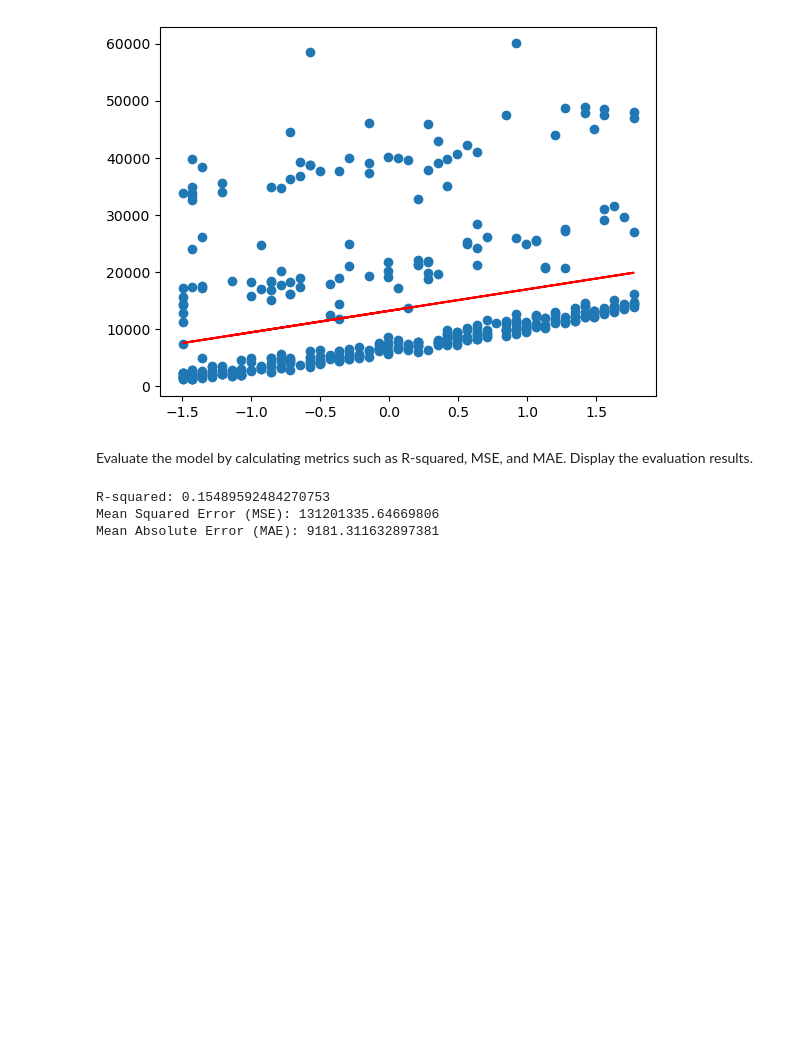
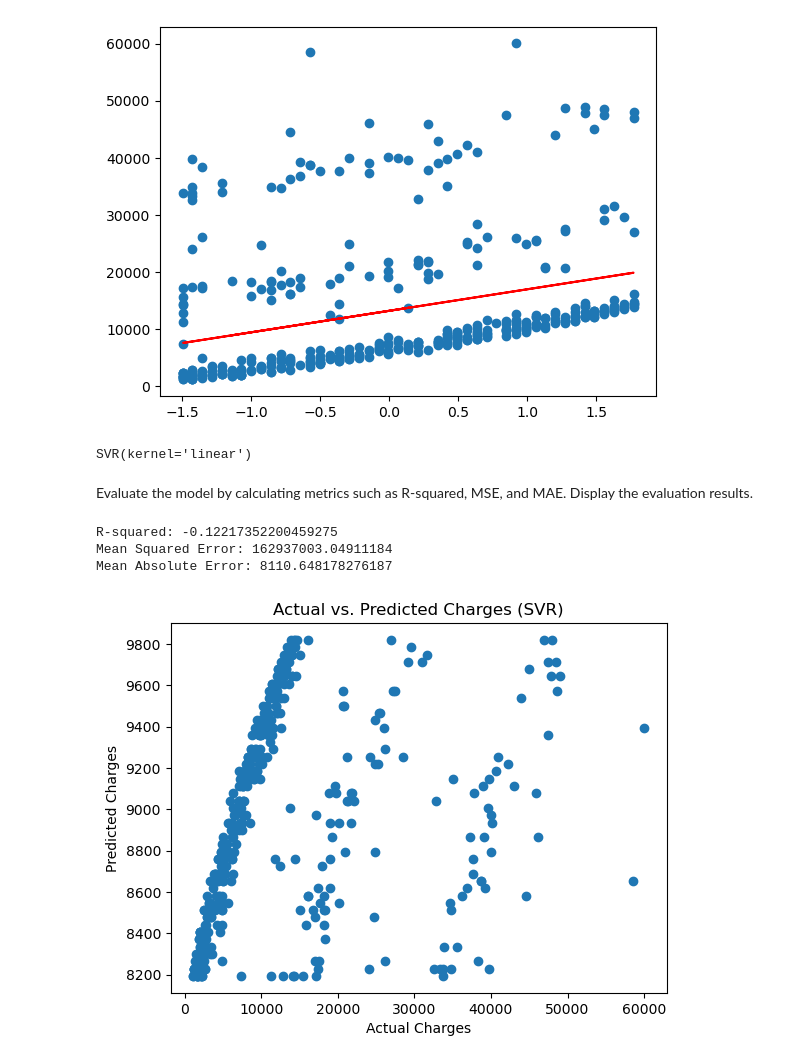
Before and after one commit to fahmiyansyah/Machine_Learning, a Jupyter notebook: Week 3/18_LabAssignment_Week3 copy.ipynb, the cells around one changed output. Drawn from its saved outputs; the diff is of its cells as text; code cells hidden in the pictures; blank space fills up the shorter version.

```diff
--- a/Week 3/18_LabAssignment_Week3 copy.ipynb
+++ b/Week 3/18_LabAssignment_Week3 copy.ipynb
@@ -137,17 +137,44 @@ plt.plot(X_test, y_test_pred, 'r')
 plt.show()
 # %% [output]
 [figure]
+# %%
+
+from sklearn.preprocessing import StandardScaler
+
+scaler = StandardScaler()
+X_train_scaled = scaler.fit_transform(X_train)
+X_test_scaled = scaler.transform(X_test)
+# %%
+from sklearn.svm import SVR
+
+svr = SVR(kernel='linear')
+svr.fit(X_train_scaled, y_train)
+# %% [output]
+SVR(kernel='linear')
 # %% [markdown]
 Evaluate the model by calculating metrics such as R-squared, MSE, and MAE. Display the evaluation results.
 # %%
+from sklearn.metrics import r2_score, mean_squared_error, mean_absolute_error
+
+y_pred = svr.predict(X_test_scaled)
+
 r2 = r2_score(y_test, y_pred)
 mse = mean_squared_error(y_test, y_pred)
 mae = mean_absolute_error(y_test, y_pred)
 
-print("R-squared:", r2)
-print("Mean Squared Error (MSE):", mse)
-print("Mean Absolute Error (MAE):", mae)
+print(f'R-squared: {r2}')
+print(f'Mean Squared Error: {mse}')
+print(f'Mean Absolute Error: {mae}')
 # %% [output]
-R-squared: 0.15489592484270753
-Mean Squared Error (MSE): 131201335.64669806
-Mean Absolute Error (MAE): 9181.311632897381
+R-squared: -0.12217352200459275
+Mean Squared Error: 162937003.04911184
+Mean Absolute Error: 8110.648178276187
+# %%
+
+plt.scatter(y_test, y_pred)
+plt.xlabel("Actual Charges")
+plt.ylabel("Predicted Charges")
+plt.title("Actual vs. Predicted Charges (SVR)")
+plt.show()
+# %% [output]
+[figure, added]
```
